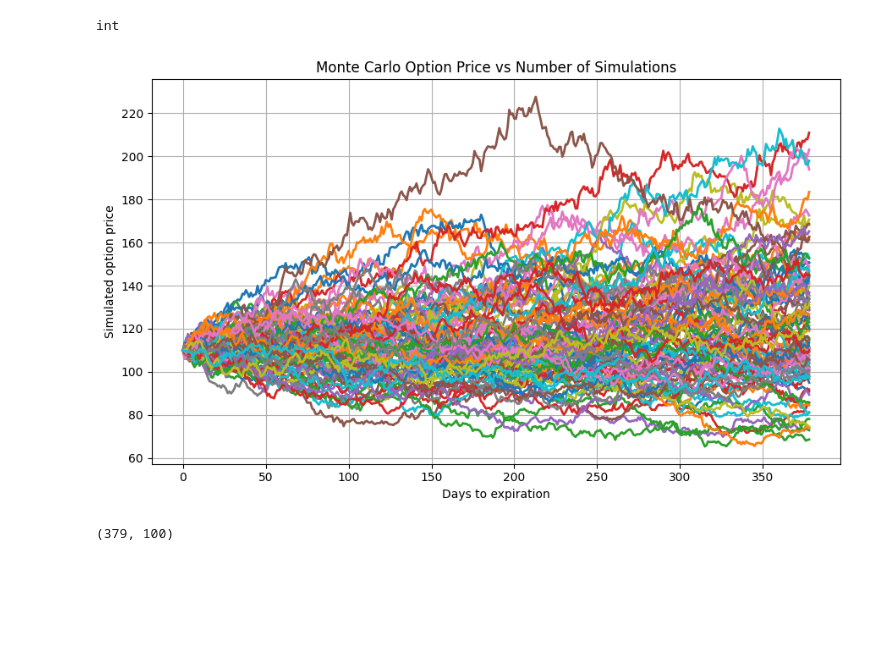
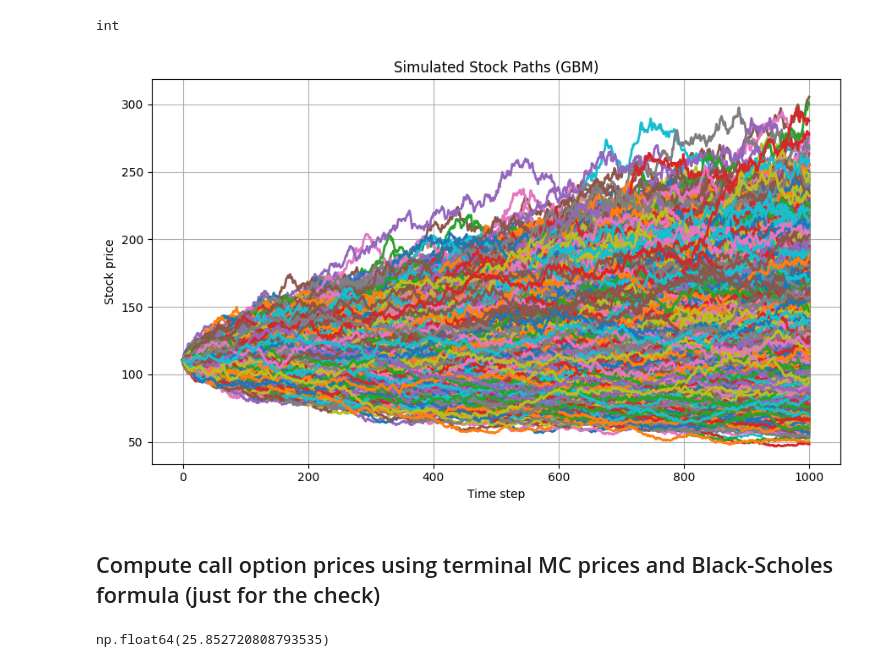
Before and after one commit to conformist89/greeks, a Jupyter notebook: delta_hedging.ipynb, the cells around one changed output. Saved outputs shown, nothing was run; the diff lists cells and outputs as text; code cells hidden in the pictures; blank space fills up the shorter version.

```diff
--- a/delta_hedging.ipynb
+++ b/delta_hedging.ipynb
@@ -16,8 +16,8 @@ RISK_FREE_RATE = 0.1
 
 T_TO_EXP = 1.5 # YEARS
 
-N_MC_SIMULATIONS = 252
-N_PATH = 100
+N_MC_SIMULATIONS = 1000
+N_PATH = 10000
 # %%
 def mc_pricing(S0, r, sigm, T, N, N_path):
     dt = T / N
@@ -37,21 +37,23 @@ type(int(N_MC_SIMULATIONS * T_TO_EXP))
 # %% [output]
 int
 # %%
-mc_prices = mc_pricing(STOCK_PRICE0, RISK_FREE_RATE, VOLATILITY, T_TO_EXP, int(N_MC_SIMULATIONS * T_TO_EXP), N_PATH)
+mc_prices = mc_pricing(STOCK_PRICE0, RISK_FREE_RATE, VOLATILITY, T_TO_EXP, N_MC_SIMULATIONS, N_PATH)
 # %%
 time_points = np.arange(mc_prices.shape[0])
 
 
 plt.figure(figsize=(9, 5.5))
 
 for i in range(mc_prices.shape[1]):
     plt.plot( time_points, mc_prices[:, i], lw=2.0)
 
-plt.title("Monte Carlo Option Price vs Number of Simulations")
-plt.xlabel("Days to expiration")
-plt.ylabel("Simulated option price")
+plt.title("Simulated Stock Paths (GBM)")
+plt.xlabel("Time step")
+plt.ylabel("Stock price")
 plt.grid(True)
 plt.tight_layout()
 plt.show()
 # %% [output]
-[figure, old version]
+[figure, new version]
+# %% [markdown]
+## Compute call option prices using terminal MC prices and Black-Scholes formula (just for the check)
@@ -58,3 +63,7 @@ plt.show()
+# %%
+mc_call_price
+# %% [output]
+np.float64(25.852720808793535)
 # %%
 def call_option(K, S0, r, sigm, T):
     d1 =  (np.log(S0/K) + (r + (sigm**2) / 2)*T) / (sigm*np.sqrt(T))
@@ -64,7 +73,3 @@ def call_option(K, S0, r, sigm, T):
     p =  S0 * N(d1) - K * np.exp(-r*T) * N(d2)
 
     return p
-# %%
-mc_prices.shape
-# %% [output]
-(379, 100)
```
Also changed, not shown: parts of 12 cells of this notebook.
